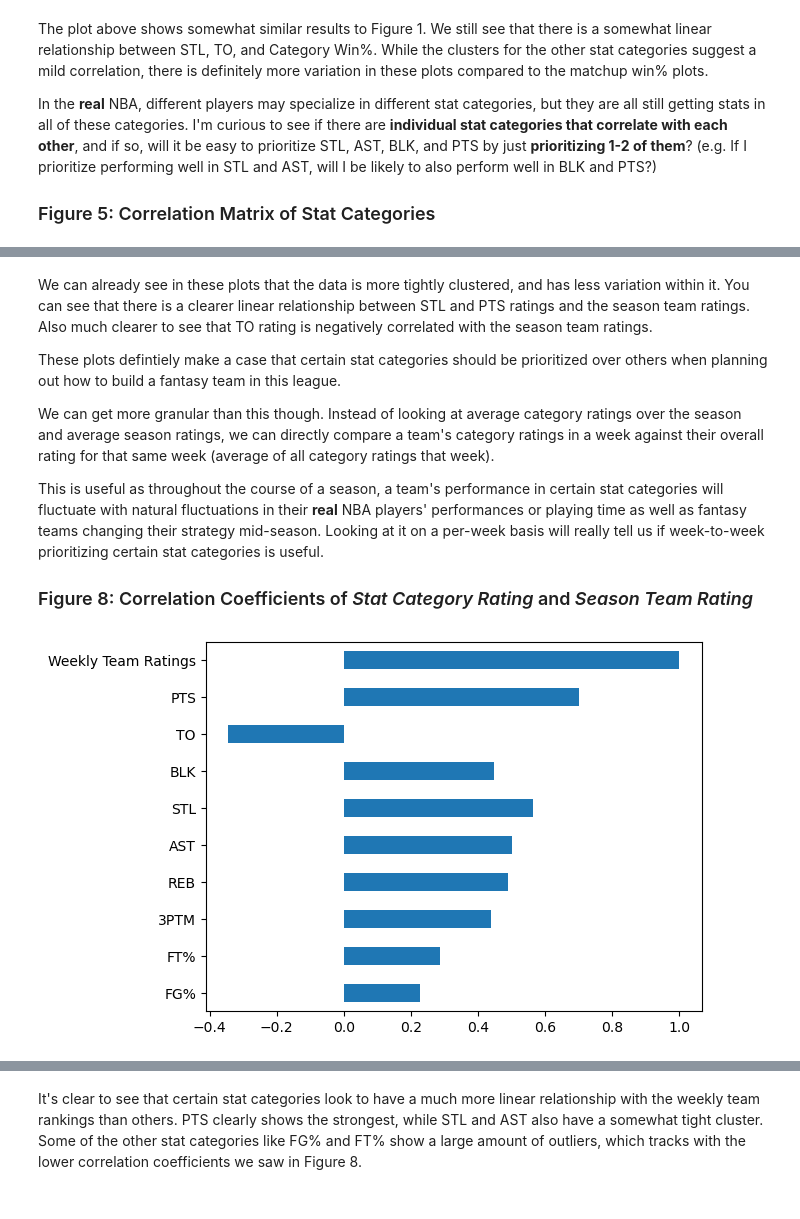
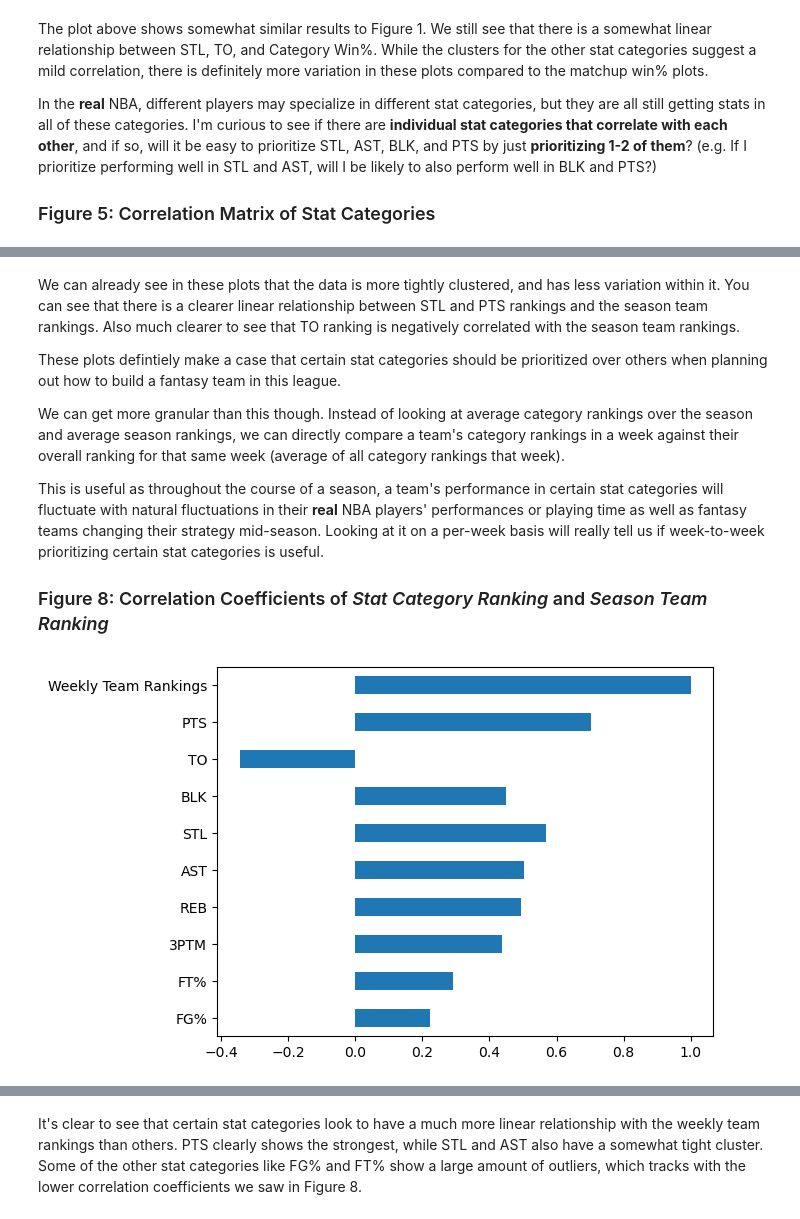
Before and after one commit to fano-raza/unis-fantasy-goat, a Jupyter notebook: Fantasy Analysis.ipynb, the cells around one changed output, grey strips where cells are left out. Cells and saved outputs as stored; diff of their text form; code cells hidden in the pictures.

```diff
--- a/Fantasy Analysis.ipynb
+++ b/Fantasy Analysis.ipynb
@@ -197,11 +208,11 @@ f = plt.figure()
 f, axes = plt.subplots(nrows=3, ncols=3, sharex=True, sharey=True)
 x, y = 0, 0
 
-for cat in season_cat_ratings:
+for cat in season_cat_rankings:
     if x == 3:
         x = 0
         y += 1
-    axes[x][y].scatter(season_cat_ratings[cat], season_winP_Cats)
+    axes[x][y].scatter(season_cat_rankings[cat], season_winP_Cats)
     axes[x][y].set_title(cat)
     axes[x][y].set_xlim(10, 1)
     x += 1
@@ -263,17 +274,17 @@ $Season Rating = \frac{Max Avg Rating - Team Avg Rating}{Max Avg Rating - Min Av
 # %%
-season_team_ratings = []
-season_cat_ratings = {cat: [] for cat in mainCats}
+season_team_rankings = []
+season_cat_rankings = {cat: [] for cat in mainCats}
 
 for team in league.historicalMembers:
     for year in team.regSeasons:
         team_season = team.regSeasons[year]
         try:
             for cat in mainCats:
-                season_cat_ratings[cat].append(team_season.get_team_avg_cat_ratings()[cat])
-            season_team_ratings.append(team_season.get_team_avg_rating())
+                season_cat_rankings[cat].append(team_season.get_team_avg_cat_ratings()[cat])
+            season_team_rankings.append(team_season.get_team_avg_rating())
         except ZeroDivisionError:
             pass
 
-xlab = 'Season Category Ratings'
-ylab = 'Season Team Ratings'
+xlab = 'Season Category Rankings'
+ylab = 'Season Team Rankings'
 # %%
@@ -294,11 +305,11 @@ Let's plot the data to see if there's anything there:
 f = plt.figure()
 f, axes = plt.subplots(nrows=3, ncols=3, sharex=True, sharey=True)
 x, y = 0, 0
-for cat in season_cat_ratings:
+for cat in season_cat_rankings:
     if x == 3:
         x = 0
         y += 1
-    axes[x][y].scatter(season_cat_ratings[cat], season_team_ratings)
+    axes[x][y].scatter(season_cat_rankings[cat], season_team_rankings)
     axes[x][y].set_title(cat)
     axes[x][y].set_xlim(10, 1)
     axes[x][y].set_ylim(10, 1)
@@ -318,19 +329,19 @@ plt.show()
 # %% [markdown]
-We can already see in these plots that the data is more tightly clustered, and has less variation within it. You can see that there is a clearer linear relationship between STL and PTS ratings and the season team ratings. Also much clearer to see that TO rating is negatively correlated with the season team ratings.
+We can already see in these plots that the data is more tightly clustered, and has less variation within it. You can see that there is a clearer linear relationship between STL and PTS rankings and the season team rankings. Also much clearer to see that TO ranking is negatively correlated with the season team rankings.
 
 These plots defintiely make a case that certain stat categories should be prioritized over others when planning out how to build a fantasy team in this league.
 
-We can get more granular than this though. Instead of looking at average category ratings over the season and average season ratings, we can directly compare a team's category ratings in a week against their overall rating for that same week (average of all category ratings that week).
+We can get more granular than this though. Instead of looking at average category rankings over the season and average season rankings, we can directly compare a team's category rankings in a week against their overall ranking for that same week (average of all category rankings that week).
 
 This is useful as throughout the course of a season, a team's performance in certain stat categories will fluctuate with natural fluctuations in their **real** NBA players' performances or playing time as well as fantasy teams changing their strategy mid-season. Looking at it on a per-week basis will really tell us if week-to-week prioritizing certain stat categories is useful.
 
-### Figure 8: Correlation Coefficients of *Stat Category Rating* and *Season Team Rating*
+### Figure 8: Correlation Coefficients of *Stat Category Ranking* and *Season Team Ranking*
 # %%
-weekly_ratings = []
-weekly_cat_ratings = {cat: [] for cat in mainCats}
+weekly_rankings = []
+weekly_cat_rankings = {cat: [] for cat in mainCats}
 
-xlab = 'Category Ratings'
-ylab = 'Weekly Team Ratings'
+xlab = 'Category Rankings'
+ylab = 'Weekly Team Rankings'
 
 for year in league.seasons:
     season = league.seasons[year]
@@ -338,17 +349,17 @@ for year in league.seasons:
     for week in range(1, reg.currentWeek + 1):
         for team in season.teams:
             try:
-                weekly_ratings.append(reg.get_week_rankings(week, sortedRetrun=False)[team])
+                weekly_rankings.append(reg.get_week_rankings(week, sortedRetrun=False)[team])
                 for cat in mainCats:
-                    weekly_cat_ratings[cat].append(reg.get_week_cat_rankings(week)[team][cat])
+                    weekly_cat_rankings[cat].append(reg.get_week_cat_rankings(week)[team][cat])
             except (ZeroDivisionError, KeyError):
                 pass
 # %%
-df = pd.DataFrame(weekly_cat_ratings)
-df[ylab] = weekly_ratings
+df = pd.DataFrame(weekly_cat_rankings)
+df[ylab] = weekly_rankings
 corrMat = df.corr()
 corrMat.loc[ylab].plot(kind='barh')
 plt.show()
 # %% [output]
-[figure, old version]
+[figure, new version]
 # %% [markdown]
```
Also changed, not shown: parts of 22 cells of this notebook, 13 other files.
